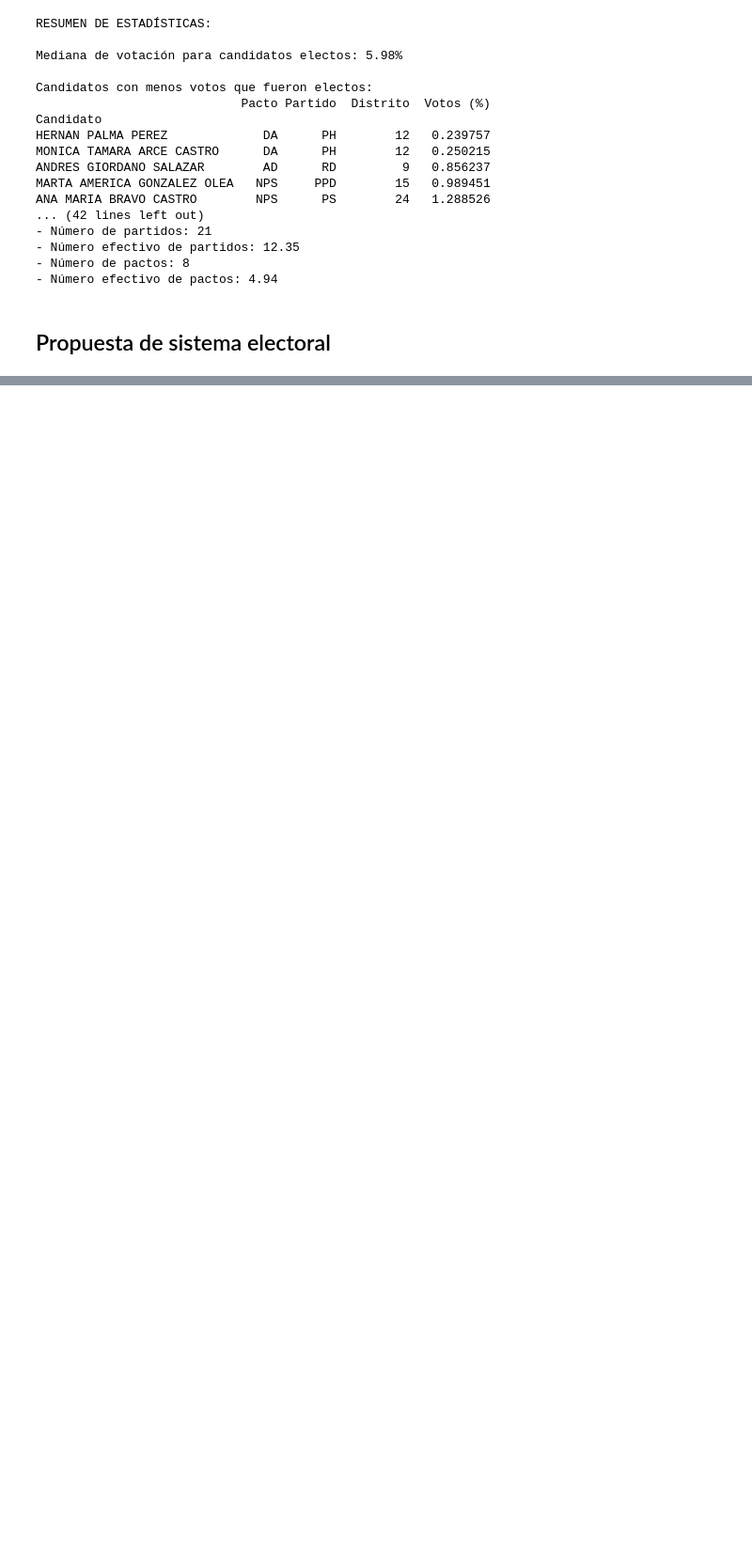
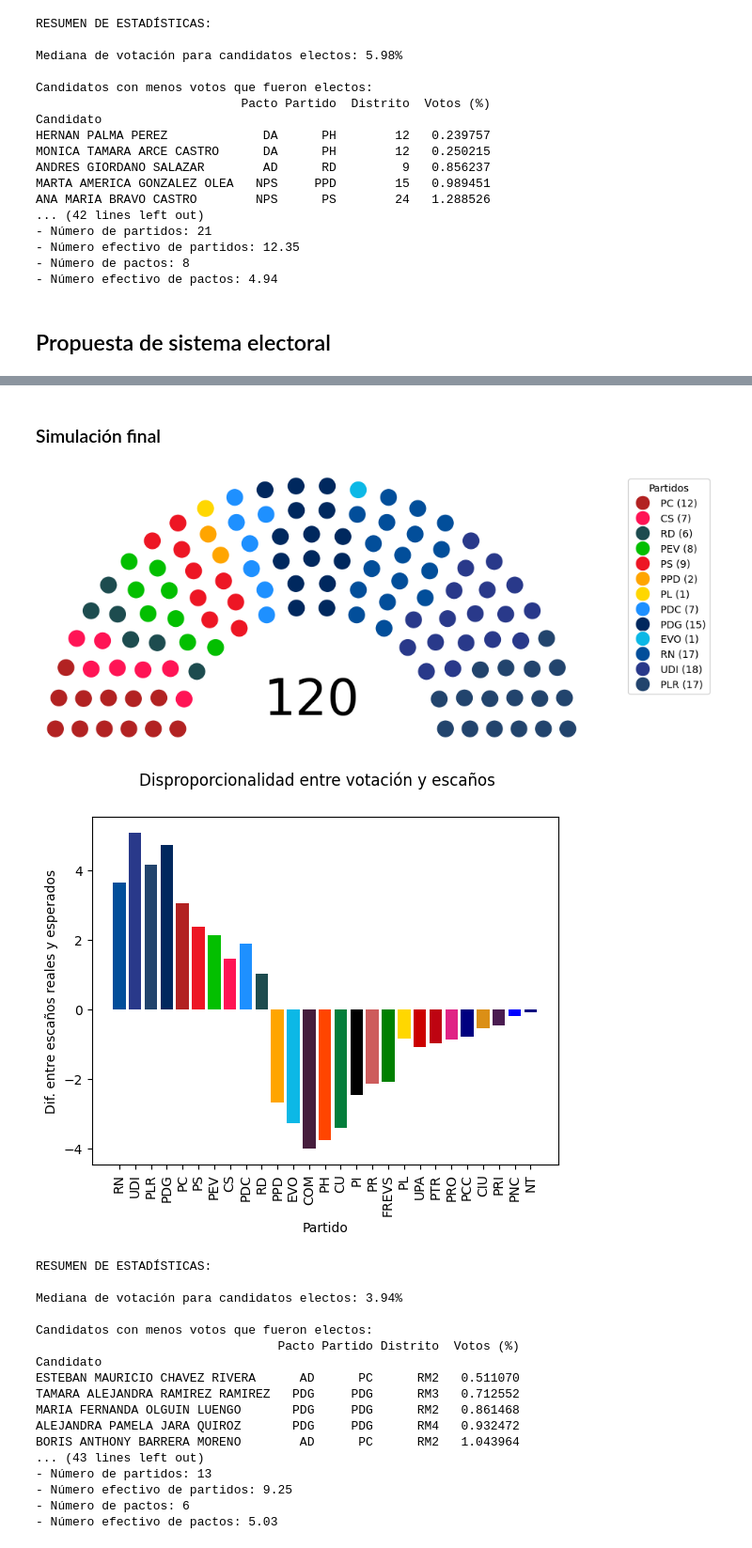
Before and after one commit to claugaete/sistemas-electorales, a Jupyter notebook: informe.ipynb, the cells around one changed output, grey strips where cells are left out. Shown at 94% size. Drawn from its saved outputs; the diff is of its cells as text; code cells hidden in the pictures; blank space fills up the shorter version.

Commit message:
Agregar discusión y simulación de propuesta

```diff
--- a/informe.ipynb
+++ b/informe.ipynb
@@ -1161,0 +1287,60 @@ simulación para analizar sus resultados.
+# %%
+# asignar distritos nuevos y recalcular porcentajes de votación
+df_new_districts = df.replace(to_replace=new_district_mapper)
+df_new_districts = add_percentage(df_new_districts)
+
+# calcular votos por distrito
+new_district_votes = df_new_districts.groupby("district")["votes"].sum()
+
+# escaños minimos a cada distrito
+initial_seats = pd.Series(
+    [3]*len(new_district_votes),
+    index=new_district_votes.index
+)
+
+# asignar escaños faltantes
+new_district_seats = assign_seats_to_parties(
+    new_district_votes,
+    100,
+    initial_seats,
+    lambda x: x+1  # d'hondt
+)
+# %% [markdown]
+### Simulación final
+# %%
+# sainte-lague modificado para asignación a nivel de distrito
+def modified_sainte_lague(x):
+    return (x==0)*1.2 + (x!=0)*(2*x+1)
+
+results = appoint_swedish(
+    df_new_districts,
+    new_district_seats,
+    20,
+    modified_sainte_lague,
+    "sainte-lague",
+    "sainte-lague",
+    0.12,
+    0.04
+)
+app = Apportionment(results, colors, party_order)
+app.summary()
+# %% [output]
+[figure, added]
+[figure, added]
+RESUMEN DE ESTADÍSTICAS:
+
+Mediana de votación para candidatos electos: 3.94%
+
+Candidatos con menos votos que fueron electos:
+                                 Pacto Partido Distrito  Votos (%)
+Candidato
+ESTEBAN MAURICIO CHAVEZ RIVERA      AD      PC      RM2   0.511070
+TAMARA ALEJANDRA RAMIREZ RAMIREZ   PDG     PDG      RM3   0.712552
+MARIA FERNANDA OLGUIN LUENGO       PDG     PDG      RM2   0.861468
+ALEJANDRA PAMELA JARA QUIROZ       PDG     PDG      RM4   0.932472
+BORIS ANTHONY BARRERA MORENO        AD      PC      RM2   1.043964
+... (43 lines left out)
+- Número de partidos: 13
+- Número efectivo de partidos: 9.25
+- Número de pactos: 6
+- Número efectivo de pactos: 5.03
```
Also changed, not shown: parts of 8 cells of this notebook.
